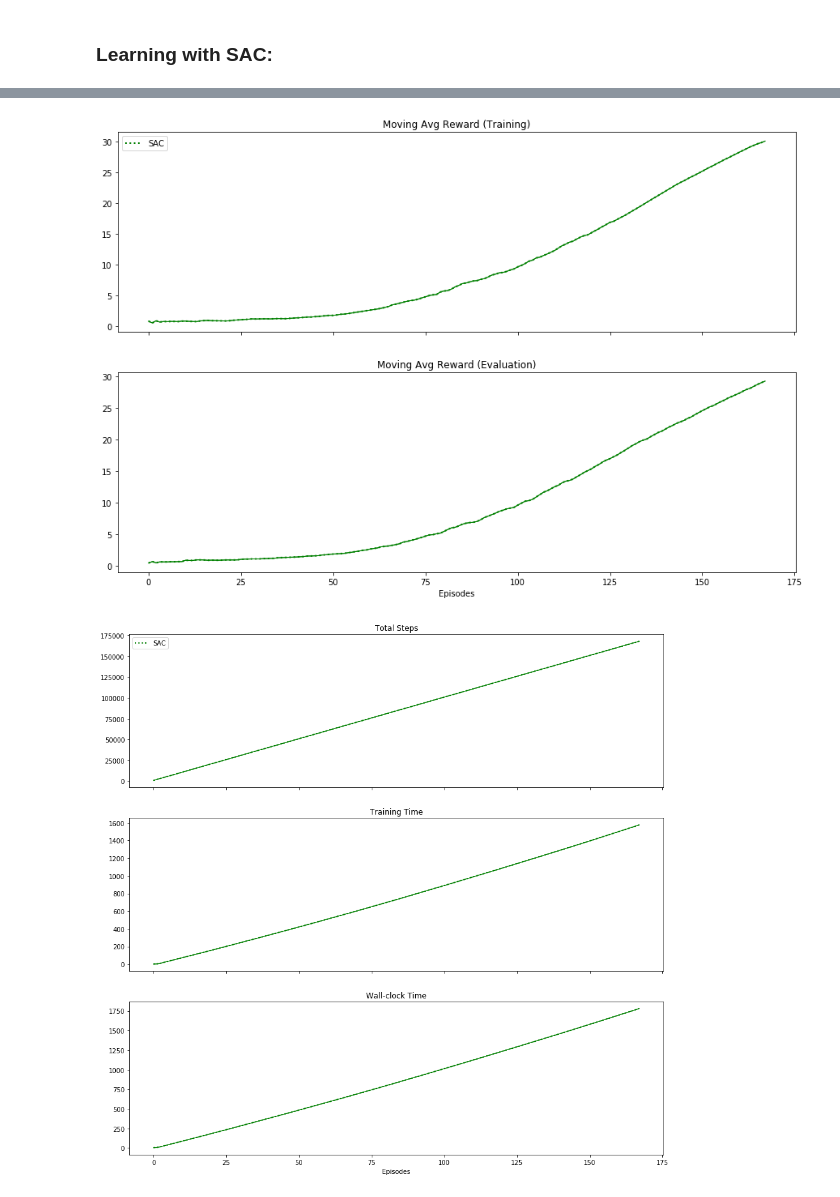
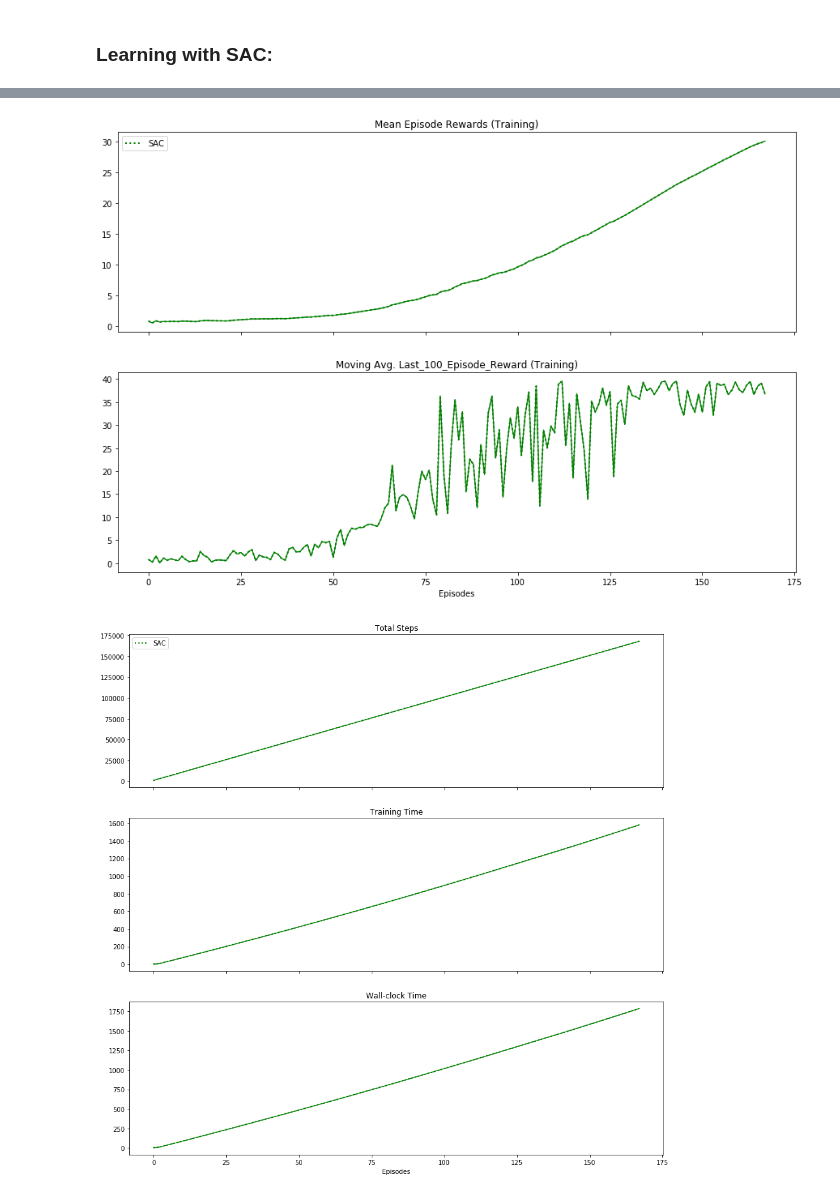
Before and after one commit to Jeyhooon/deep-reinforcement-learning, a Jupyter notebook: p2_continuous-control/Continuous_Control_SAC.ipynb, the cells around one changed output, grey strips where cells are left out. Cells and saved outputs as stored; diff of their text form; code cells hidden in the pictures.

```diff
--- a/p2_continuous-control/Continuous_Control_SAC.ipynb
+++ b/p2_continuous-control/Continuous_Control_SAC.ipynb
@@ -690,27 +689,27 @@ sac_x = np.arange(len(sac_mean_100_score))
 # %%
 fig, axs = plt.subplots(2, 1, figsize=(15,10), sharey=False, sharex=True)
 
 # SAC
 axs[0].plot(sac_max_100_reward, 'g', linewidth=1)
 axs[0].plot(sac_min_100_reward, 'g', linewidth=1)
 axs[0].plot(sac_mean_100_reward, 'g:', label='SAC', linewidth=2)
 axs[0].fill_between(
     sac_x, sac_min_100_reward, sac_max_100_reward, facecolor='g', alpha=0.3)
 
-axs[1].plot(sac_max_100_score, 'g', linewidth=1)
-axs[1].plot(sac_min_100_score, 'g', linewidth=1)
-axs[1].plot(sac_mean_100_score, 'g:', label='SAC', linewidth=2)
+axs[1].plot(sac_max_episode_reward, 'g', linewidth=1)
+axs[1].plot(sac_min_episode_reward, 'g', linewidth=1)
+axs[1].plot(sac_mean_episode_reward, 'g:', label='SAC', linewidth=2)
 axs[1].fill_between(
-    sac_x, sac_min_100_score, sac_max_100_score, facecolor='g', alpha=0.3)
+    sac_x, sac_min_episode_reward, sac_max_episode_reward, facecolor='g', alpha=0.3)
 
 # ALL
-axs[0].set_title('Moving Avg Reward (Training)')
-axs[1].set_title('Moving Avg Reward (Evaluation)')
+axs[0].set_title('Mean Episode Rewards (Training)')
+axs[1].set_title('Moving Avg. Last_100_Episode_Reward (Training)')
 plt.xlabel('Episodes')
 axs[0].legend(loc='upper left')
 plt.show()
 # %% [output]
-[figure, old version]
+[figure, new version]
 # %%
 fig, axs = plt.subplots(3, 1, figsize=(15,15), sharey=False, sharex=True)
 
```
Also changed, not shown: parts of 3 cells of this notebook.
